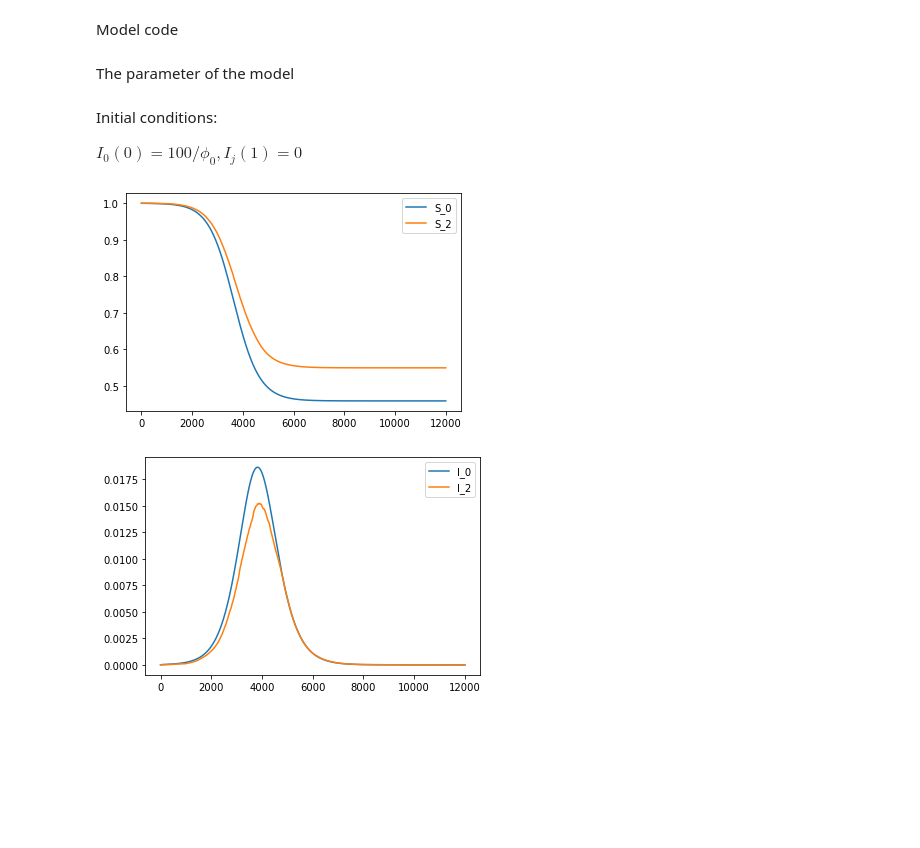
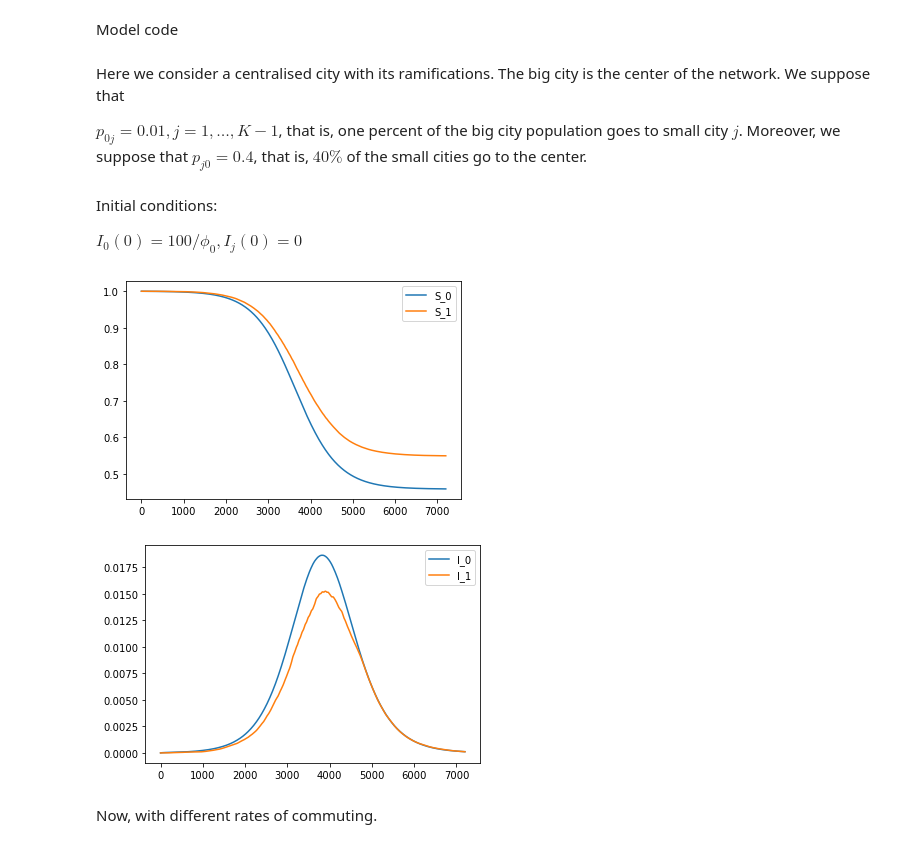
Before and after one commit to lucasmoschen/optimal-vaccination-networks, a Jupyter notebook: notebooks/robot_dance_model.ipynb, the cells around one changed output. Saved outputs shown, nothing was run; the diff lists cells and outputs as text; code cells hidden in the pictures; blank space fills up the shorter version.

```diff
--- a/notebooks/robot_dance_model.ipynb
+++ b/notebooks/robot_dance_model.ipynb
@@ -76,17 +83,28 @@ def model_ode(t, y, alpha, beta, tau, gamma, population, p_matrix, population_ef
 # %% [markdown]
-The parameter of the model
+Here we consider a centralised city with its ramifications.
+The big city is the center of the network.
+We suppose that
+
+$p_{0j} = 0.01, j = 1, \dots, K-1$, that is, one percent of the big city population goes to small city $j$.
+Moreover, we suppose that $p_{j0} = 0.4$, that is, $40\%$ of the small cities go to the center.
 # %%
 K = 5
 population = np.array([1e6, 1e4, 1e4, 1e4, 1e4])
+
+p_0j = 0.01
+p_j0 = 0.4
+
+
 p_matrix = np.array([
-    [1-0.04, 0.01, 0.01, 0.01, 0.01],
-    [0.4, 0.6, 0, 0, 0],
-    [0.4, 0, 0.6, 0, 0],
-    [0.4, 0, 0, 0.6, 0],
-    [0.4, 0, 0, 0, 0.6]
+    [1-4*p_0j, p_0j, p_0j, p_0j, p_0j],
+    [p_j0, 1-p_j0, 0, 0, 0],
+    [p_j0, 0, 1-p_j0, 0, 0],
+    [p_j0, 0, 0, 1-p_j0, 0],
+    [p_j0, 0, 0, 0, 1-p_j0]
 ])
 population_eff = population @ p_matrix
 
+# working hours between 6 and 18 hours.
 alpha = lambda t: 1.0 if t % 24 < 6 or t % 24 > 18 else 0.0
 beta = np.array([0.5, 0.4, 0.4, 0.4, 0.4]) / 24
 tau = 1/(5.2 * 24)
@@ -94,15 +112,15 @@ gamma = 1/(2.9 * 24)
 # %% [markdown]
 Initial conditions:
 
-$I_0(0) = 100/\phi_0, I_j(1) = 0$
+$I_0(0) = 100/\phi_0, I_j(0) = 0$
 # %%
 y0 = np.zeros(4*K)
 y0[:K] = 1
 y0[K] = 100/1e6
 y0[0] = 1-y0[K]
 # %%
-n_days = 500
-t_eval = np.linspace(0, 24 * n_days, 1000)
+n_days = 300
+t_eval = np.linspace(0, 24 * n_days, 100 * n_days)
 
 sol = solve_ivp(fun=model_ode,
                 t_span=(0,24 * n_days),
@@ -113,15 +131,17 @@ sol = solve_ivp(fun=model_ode,
                )
 # %%
 plt.plot(sol.t, sol.y[0], label='S_0')
-plt.plot(sol.t, sol.y[2], label='S_2')
+plt.plot(sol.t, sol.y[1], label='S_1')
 plt.legend()
 plt.show()
 # %% [output]
-[figure, old version]
+[figure, new version]
 # %%
 plt.plot(sol.t, sol.y[2*K], label='I_0')
-plt.plot(sol.t, sol.y[2*K+2], label='I_2')
+plt.plot(sol.t, sol.y[2*K+2], label='I_1')
 plt.legend()
 plt.show()
 # %% [output]
-[figure, old version]
+[figure, new version]
+# %% [markdown]
+Now, with different rates of commuting.
```
Also changed, not shown: parts of 4 cells of this notebook.
